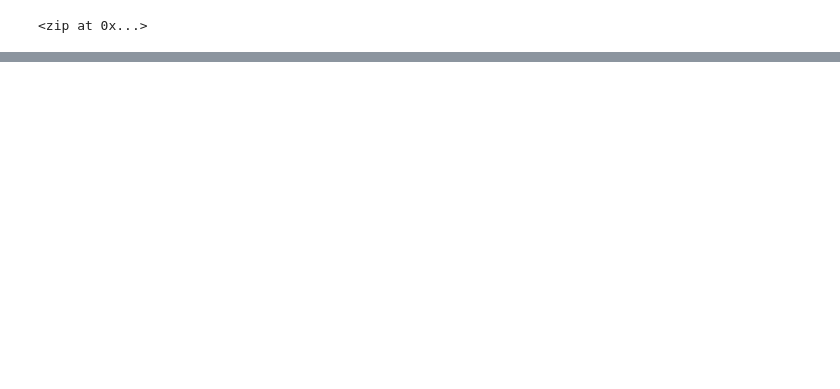
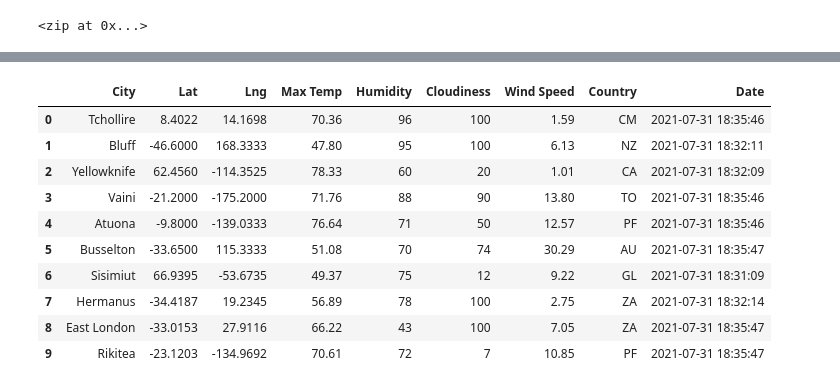
Before and after one commit to MelissaLesiewicz/World_Weather_Analysis, a Jupyter notebook: WeatherPy.ipynb, the cells around one changed output, grey strips where cells are left out. Drawn from its saved outputs; the diff is of its cells as text; code cells hidden in the pictures; blank space fills up the shorter version.

Commit message:
Get City Weather Data

```diff
--- a/WeatherPy.ipynb
+++ b/WeatherPy.ipynb
@@ -33,0 +42,3 @@ len(cities)
+# %%
+# Starting URL for Weather Map API Call.
+url = "http://api.openweathermap.org/data/2.5/weather?units=Imperial&APPID=" + weather_api_key
@@ -33,0 +120,16 @@ len(cities)
+# %%
+# Convert the array of dictionaries to a Pandas DataFrame.
+city_data_df = pd.DataFrame(city_data)
+city_data_df.head(10)
+# %% [output]
+|  | City | Lat | Lng | Max Temp | Humidity | Cloudiness | Wind Speed | Country | Date |
+| 0 | Tchollire | 8.4022 | 14.1698 | 70.36 | 96 | 100 | 1.59 | CM | 2021-07-31 18:35:46 |
+| 1 | Bluff | -46.6000 | 168.3333 | 47.80 | 95 | 100 | 6.13 | NZ | 2021-07-31 18:32:11 |
+| 2 | Yellowknife | 62.4560 | -114.3525 | 78.33 | 60 | 20 | 1.01 | CA | 2021-07-31 18:32:09 |
+| 3 | Vaini | -21.2000 | -175.2000 | 71.76 | 88 | 90 | 13.80 | TO | 2021-07-31 18:35:46 |
+| 4 | Atuona | -9.8000 | -139.0333 | 76.64 | 71 | 50 | 12.57 | PF | 2021-07-31 18:35:46 |
+| 5 | Busselton | -33.6500 | 115.3333 | 51.08 | 70 | 74 | 30.29 | AU | 2021-07-31 18:35:47 |
+| 6 | Sisimiut | 66.9395 | -53.6735 | 49.37 | 75 | 12 | 9.22 | GL | 2021-07-31 18:31:09 |
+| 7 | Hermanus | -34.4187 | 19.2345 | 56.89 | 78 | 100 | 2.75 | ZA | 2021-07-31 18:32:14 |
+| 8 | East London | -33.0153 | 27.9116 | 66.22 | 43 | 100 | 7.05 | ZA | 2021-07-31 18:35:47 |
+| 9 | Rikitea | -23.1203 | -134.9692 | 70.61 | 72 | 7 | 10.85 | PF | 2021-07-31 18:35:47 |
```
Also changed, not shown: parts of 7 cells of this notebook, 2 other files.
